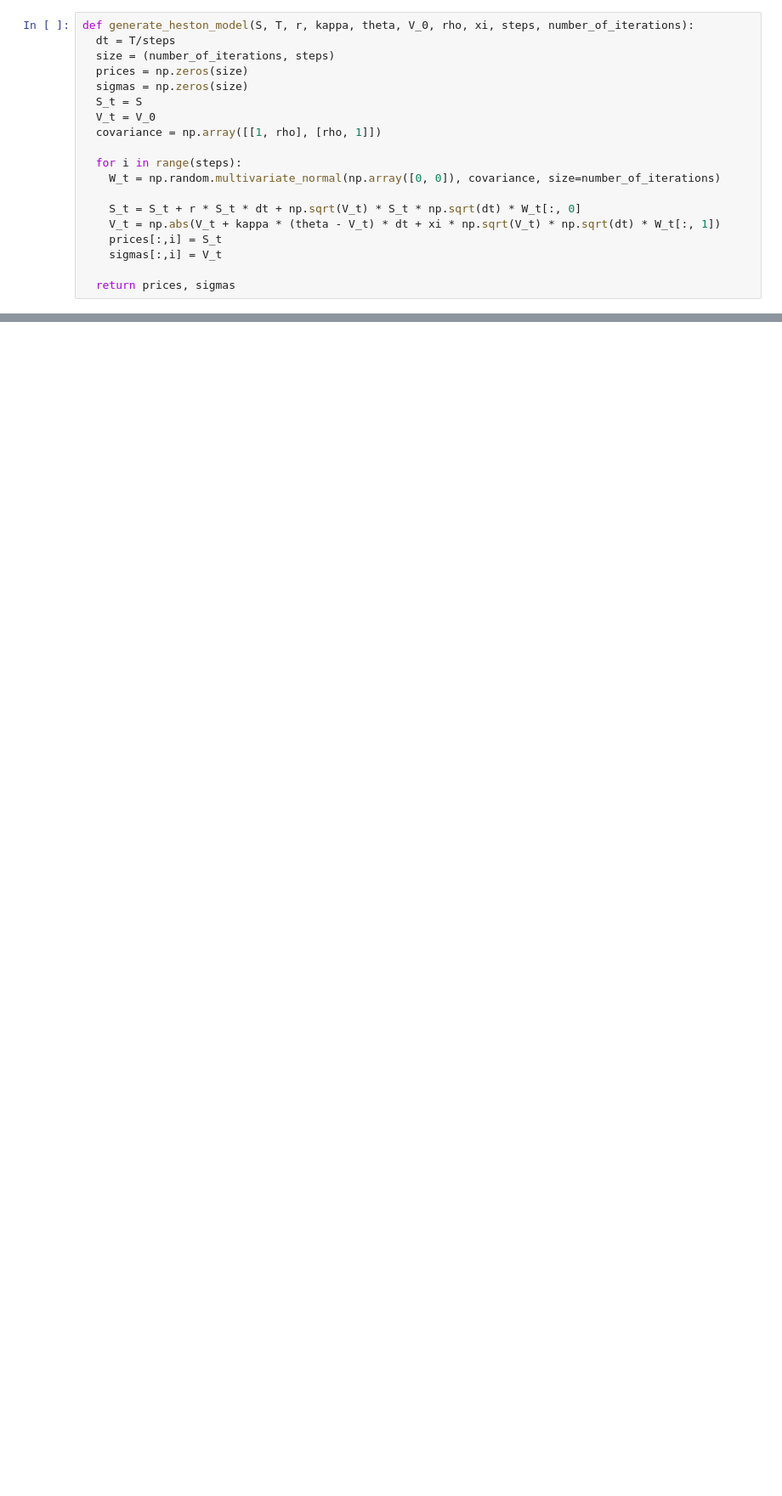
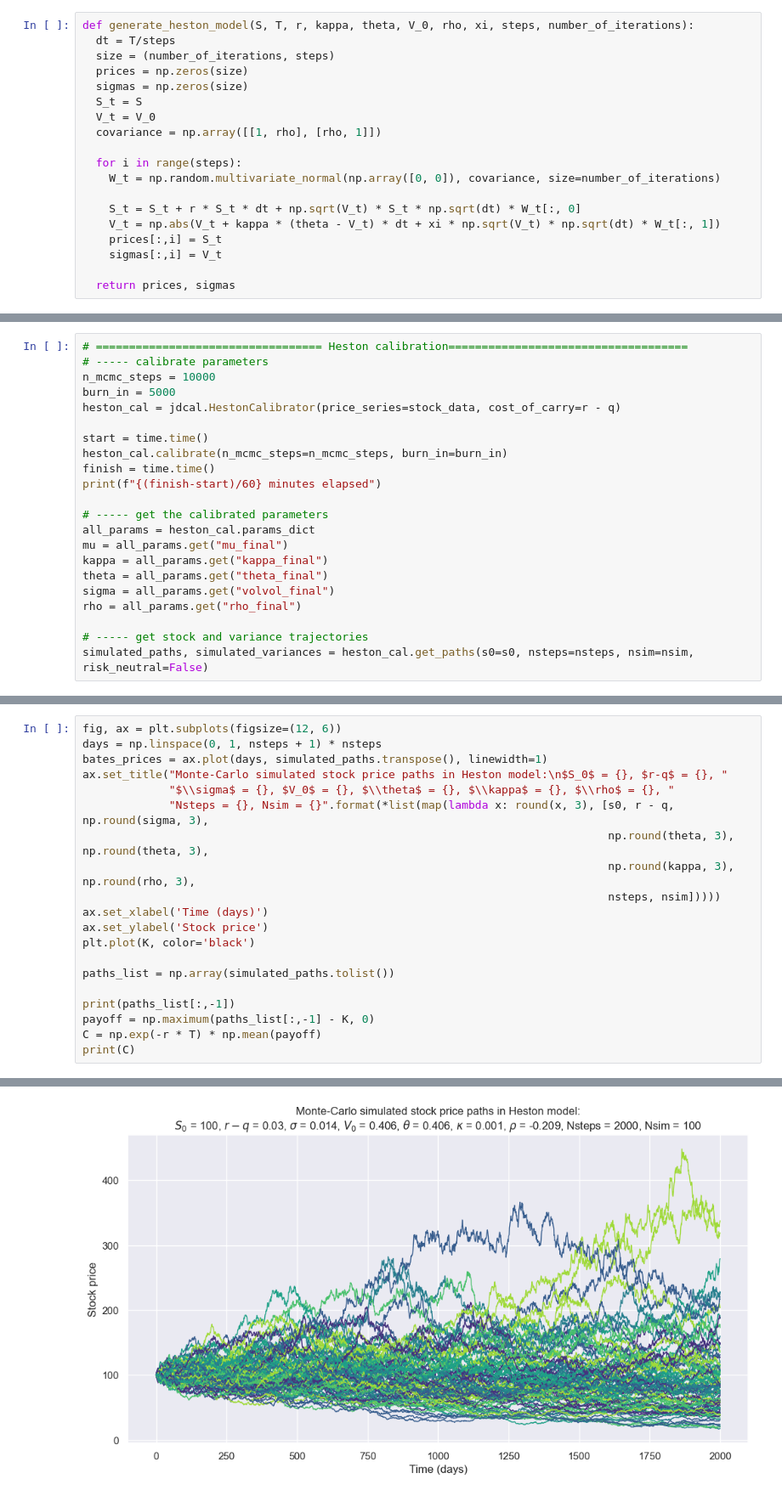
Before and after one commit to syalc1234/finalYearProject, a Jupyter notebook: Heston.ipynb, the cells around one changed output, grey strips where cells are left out. Shown at 85% size. Saved outputs shown, nothing was run; the diff lists cells and outputs as text; blank space fills up the shorter version.

```diff
--- a/Heston.ipynb
+++ b/Heston.ipynb
@@ -128,0 +121,22 @@ prices, sigmas  = generate_heston_model(S, T, r, kappa, theta,
+# %%
+# ================================== Heston calibration====================================
+# ----- calibrate parameters
+n_mcmc_steps = 10000
+burn_in = 5000
+heston_cal = jdcal.HestonCalibrator(price_series=stock_data, cost_of_carry=r - q)
+
+start = time.time()
+heston_cal.calibrate(n_mcmc_steps=n_mcmc_steps, burn_in=burn_in)
+finish = time.time()
+print(f"{(finish-start)/60} minutes elapsed")
+
+# ----- get the calibrated parameters
+all_params = heston_cal.params_dict
+mu = all_params.get("mu_final")
+kappa = all_params.get("kappa_final")
+theta = all_params.get("theta_final")
+sigma = all_params.get("volvol_final")
+rho = all_params.get("rho_final")
+
+# ----- get stock and variance trajectories
+simulated_paths, simulated_variances = heston_cal.get_paths(s0=s0, nsteps=nsteps, nsim=nsim, risk_neutral=False)
@@ -128,0 +173,21 @@ prices, sigmas  = generate_heston_model(S, T, r, kappa, theta,
+# %%
+fig, ax = plt.subplots(figsize=(12, 6))
+days = np.linspace(0, 1, nsteps + 1) * nsteps
+bates_prices = ax.plot(days, simulated_paths.transpose(), linewidth=1)
+ax.set_title("Monte-Carlo simulated stock price paths in Heston model:\n$S_0$ = {}, $r-q$ = {}, "
+             "$\\sigma$ = {}, $V_0$ = {}, $\\theta$ = {}, $\\kappa$ = {}, $\\rho$ = {}, "
+             "Nsteps = {}, Nsim = {}".format(*list(map(lambda x: round(x, 3), [s0, r - q, np.round(sigma, 3),
+                                                                               np.round(theta, 3), np.round(theta, 3),
+                                                                               np.round(kappa, 3), np.round(rho, 3),
+                                                                               nsteps, nsim]))))
+ax.set_xlabel('Time (days)')
+ax.set_ylabel('Stock price')
+plt.plot(K, color='black')
+
+paths_list = np.array(simulated_paths.tolist())
+
+print(paths_list[:,-1])
+payoff = np.maximum(paths_list[:,-1] - K, 0)
+C = np.exp(-r * T) * np.mean(payoff)
+print(C)
+# %% [output]
@@ -128,0 +211 @@ prices, sigmas  = generate_heston_model(S, T, r, kappa, theta,
+[figure, added]
```
Also changed, not shown: parts of 10 cells of this notebook, 14 other files.
